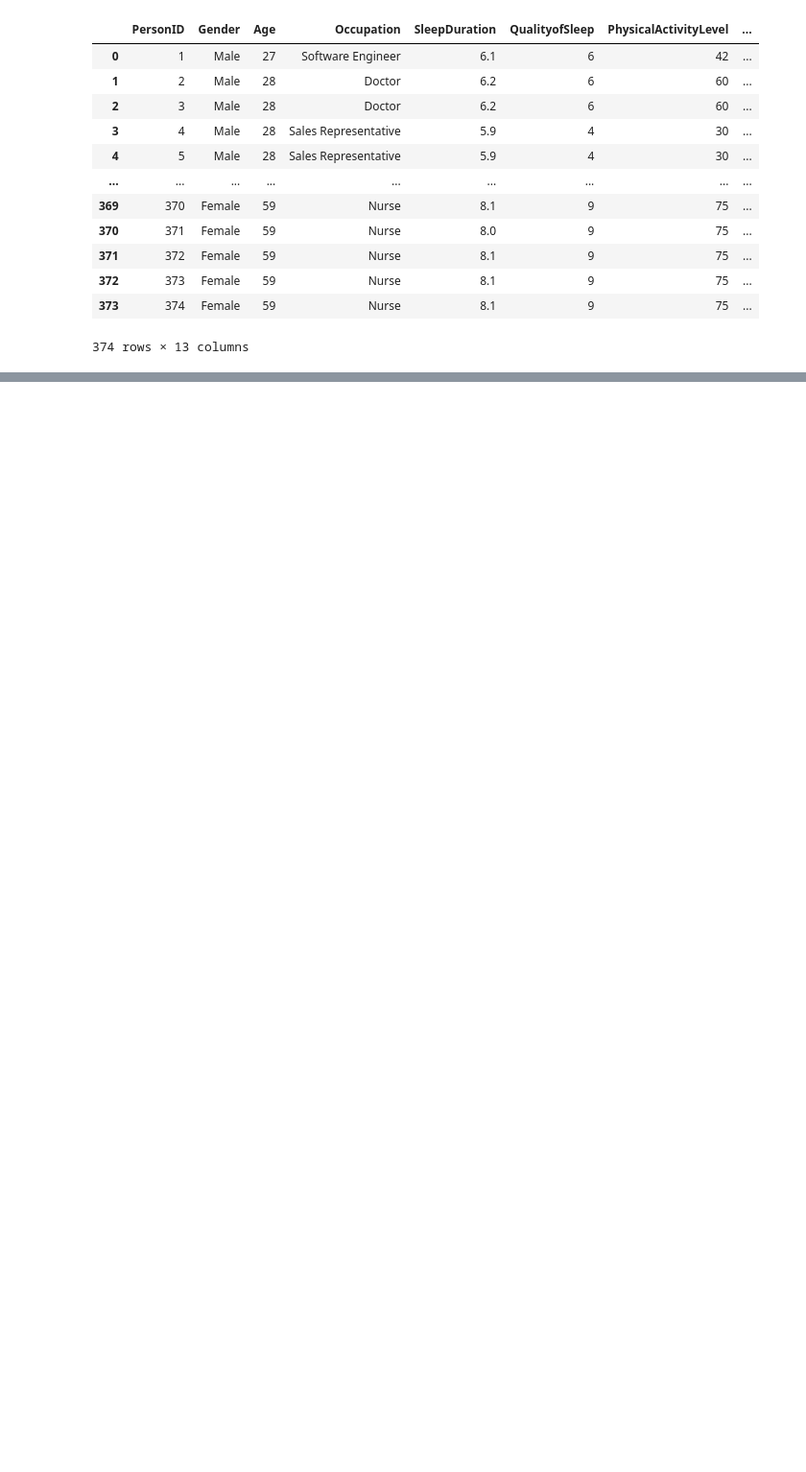
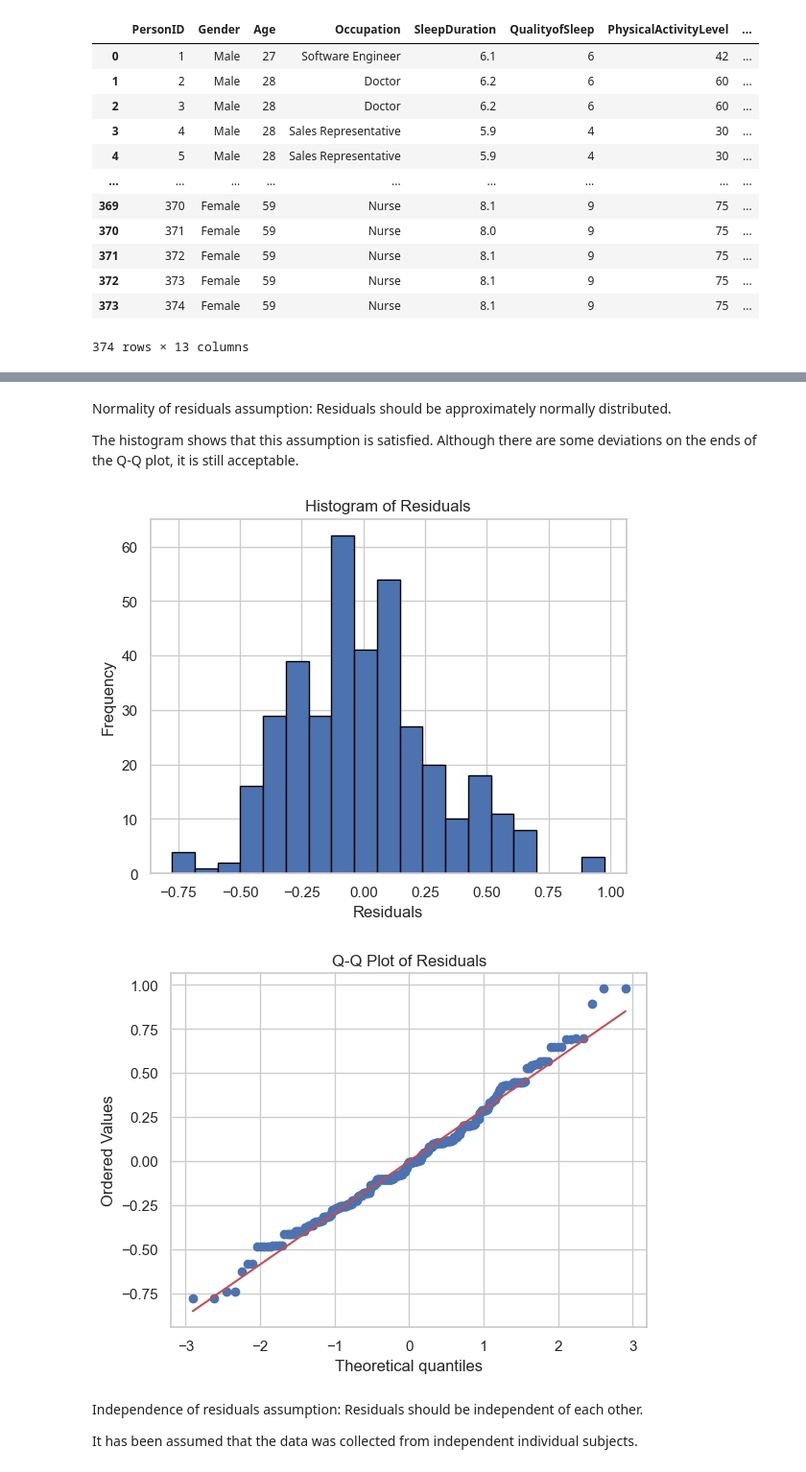
Before and after one commit to fatmagulg/sleep-health-lifestyle, a Jupyter notebook: Sleep Data Analysis.ipynb, the cells around one changed output, grey strips where cells are left out. Shown at 96% size. Drawn from its saved outputs; the diff is of its cells as text; code cells hidden in the pictures; blank space fills up the shorter version.

```diff
--- a/Sleep Data Analysis.ipynb
+++ b/Sleep Data Analysis.ipynb
@@ -315,0 +322,25 @@ Residual       137.0   4.338108   0.031665          NaN           NaN
+# %% [markdown]
+Normality of residuals assumption: Residuals should be approximately normally distributed.
+
+The histogram shows that this assumption is satisfied. Although there are some deviations on the ends of the Q-Q plot, it is still acceptable.
+# %%
+import scipy.stats as stats
+
+# Histogram of residuals
+plt.hist(residuals, bins='auto', edgecolor='black')
+plt.title('Histogram of Residuals')
+plt.xlabel('Residuals')
+plt.ylabel('Frequency')
+plt.show()
+
+# Q-Q plot
+stats.probplot(residuals, dist='norm', plot=plt)
+plt.title('Q-Q Plot of Residuals')
+plt.show()
+# %% [output]
+[figure, added]
+[figure, added]
+# %% [markdown]
+Independence of residuals assumption: Residuals should be independent of each other.
+
+It has been assumed that the data was collected from independent individual subjects.
```
Also changed, not shown: parts of 27 cells of this notebook.
